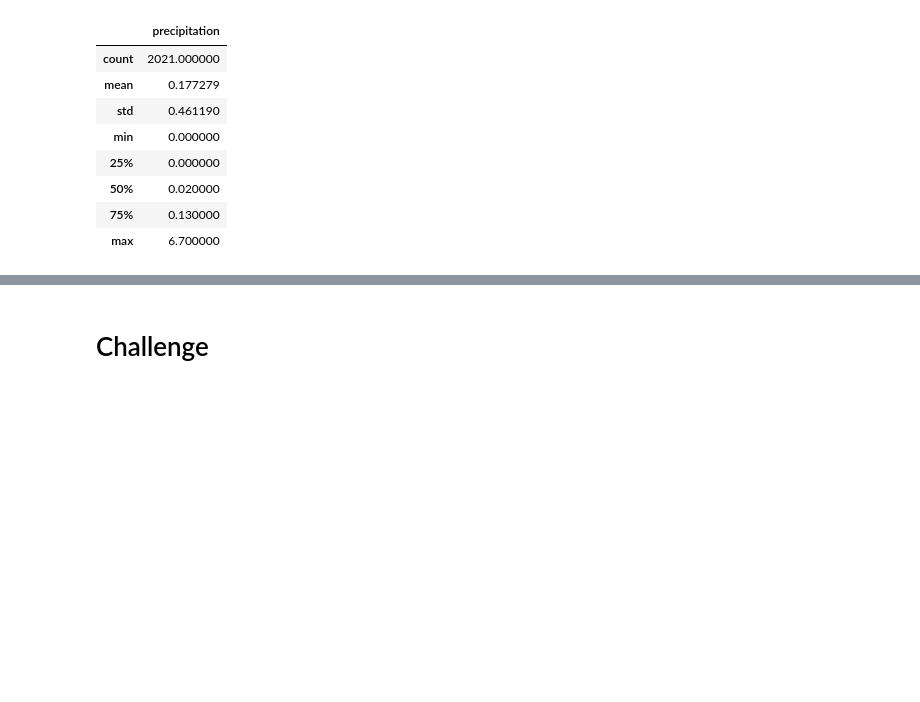
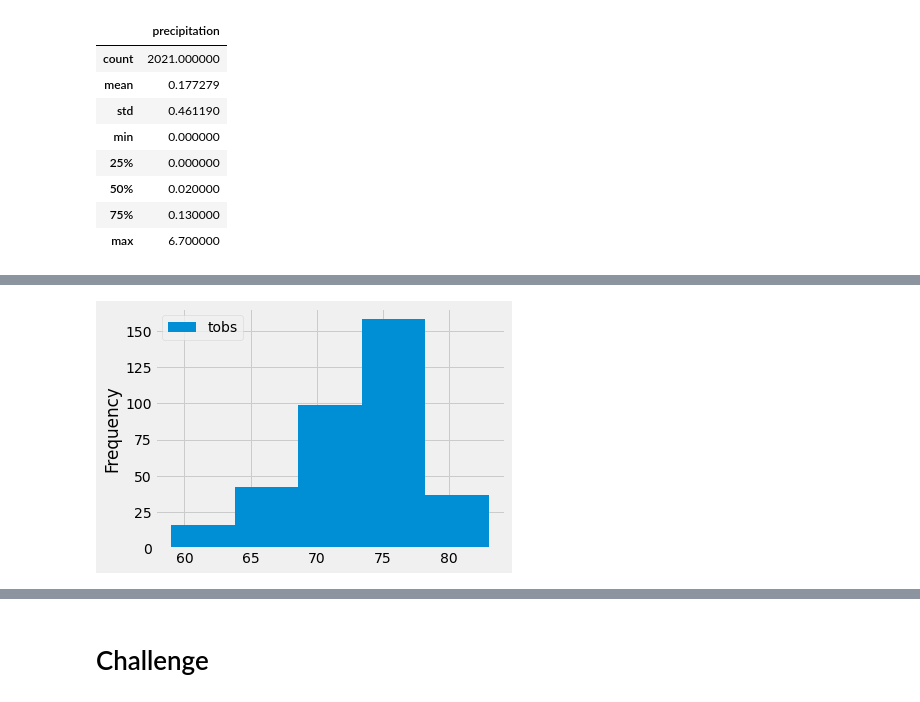
Before and after one commit to madarahr/Surfs_up, a Jupyter notebook: climate_analysis.ipynb, the cells around one changed output, grey strips where cells are left out. Drawn from its saved outputs; the diff is of its cells as text; code cells hidden in the pictures; blank space fills up the shorter version.

```diff
--- a/climate_analysis.ipynb
+++ b/climate_analysis.ipynb
@@ -109,0 +159,5 @@ df.describe()
+# %%
+df.plot.hist(bins=5)
+plt.tight_layout()
+# %% [output]
+[figure, added]
```
Also changed, not shown: parts of 8 cells of this notebook.
